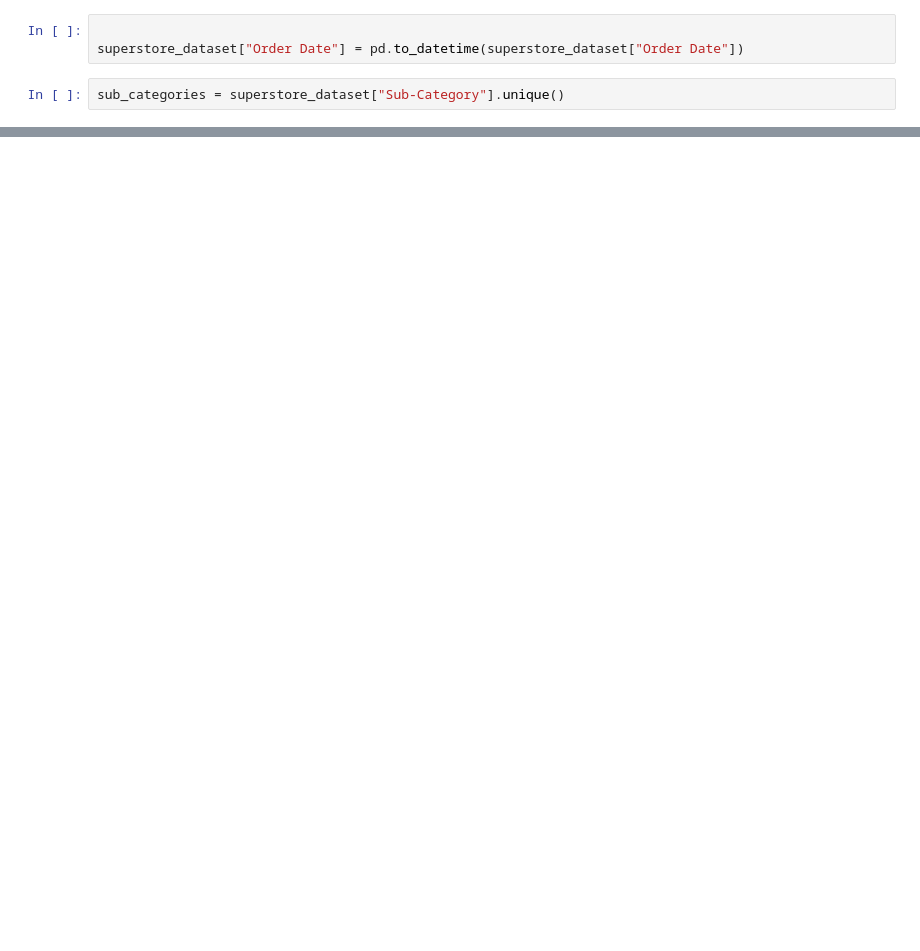
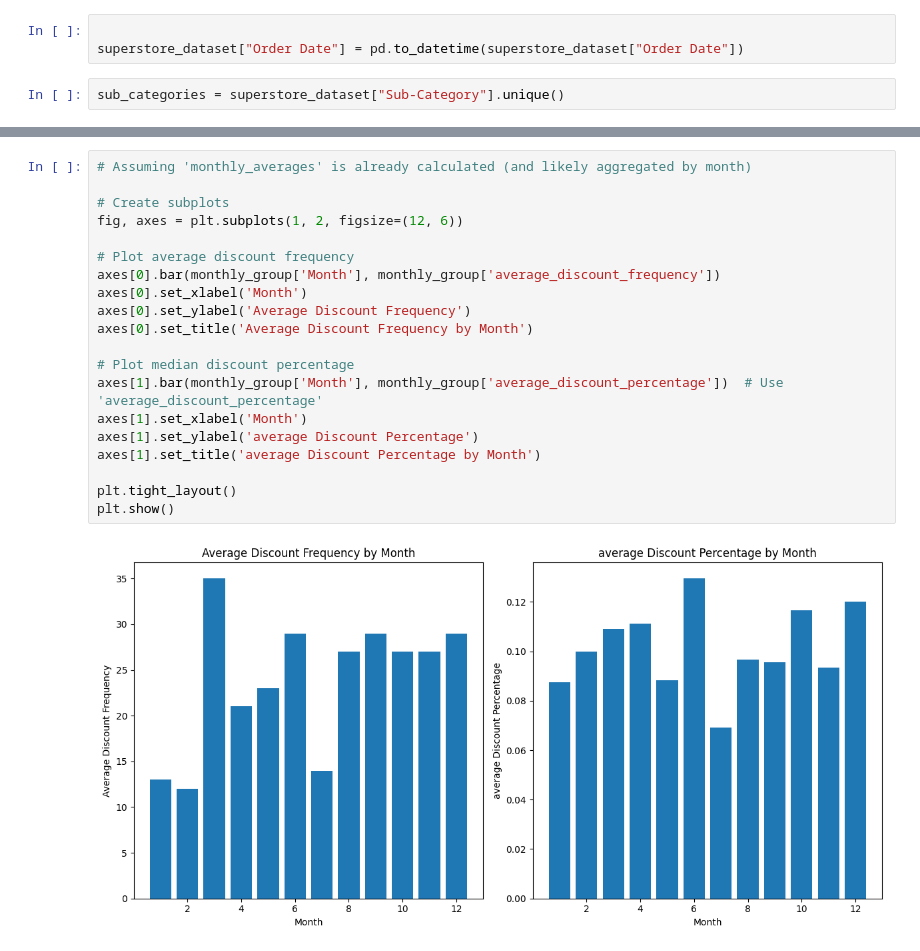
Before and after one commit to Alexander2116/DataDawgs-Peak-Hackathon-2024-, a Jupyter notebook: notebooks/analysis/promo_campaigns.ipynb, the cells around one changed output, grey strips where cells are left out. Drawn from its saved outputs; the diff is of its cells as text; blank space fills up the shorter version.

```diff
--- a/notebooks/analysis/promo_campaigns.ipynb
+++ b/notebooks/analysis/promo_campaigns.ipynb
@@ -124,0 +161,22 @@ TypeError: 'numpy.ndarray' object is not callable
+# %%
+# Assuming 'monthly_averages' is already calculated (and likely aggregated by month)
+
+# Create subplots
+fig, axes = plt.subplots(1, 2, figsize=(12, 6))
+
+# Plot average discount frequency
+axes[0].bar(monthly_group['Month'], monthly_group['average_discount_frequency'])
+axes[0].set_xlabel('Month')
+axes[0].set_ylabel('Average Discount Frequency')
+axes[0].set_title('Average Discount Frequency by Month')
+
+# Plot median discount percentage
+axes[1].bar(monthly_group['Month'], monthly_group['average_discount_percentage'])  # Use 'average_discount_percentage'
+axes[1].set_xlabel('Month')
+axes[1].set_ylabel('average Discount Percentage')
+axes[1].set_title('average Discount Percentage by Month')
+
+plt.tight_layout()
+plt.show()
+# %% [output]
+[figure, added]
```
Also changed, not shown: parts of 19 cells of this notebook.
